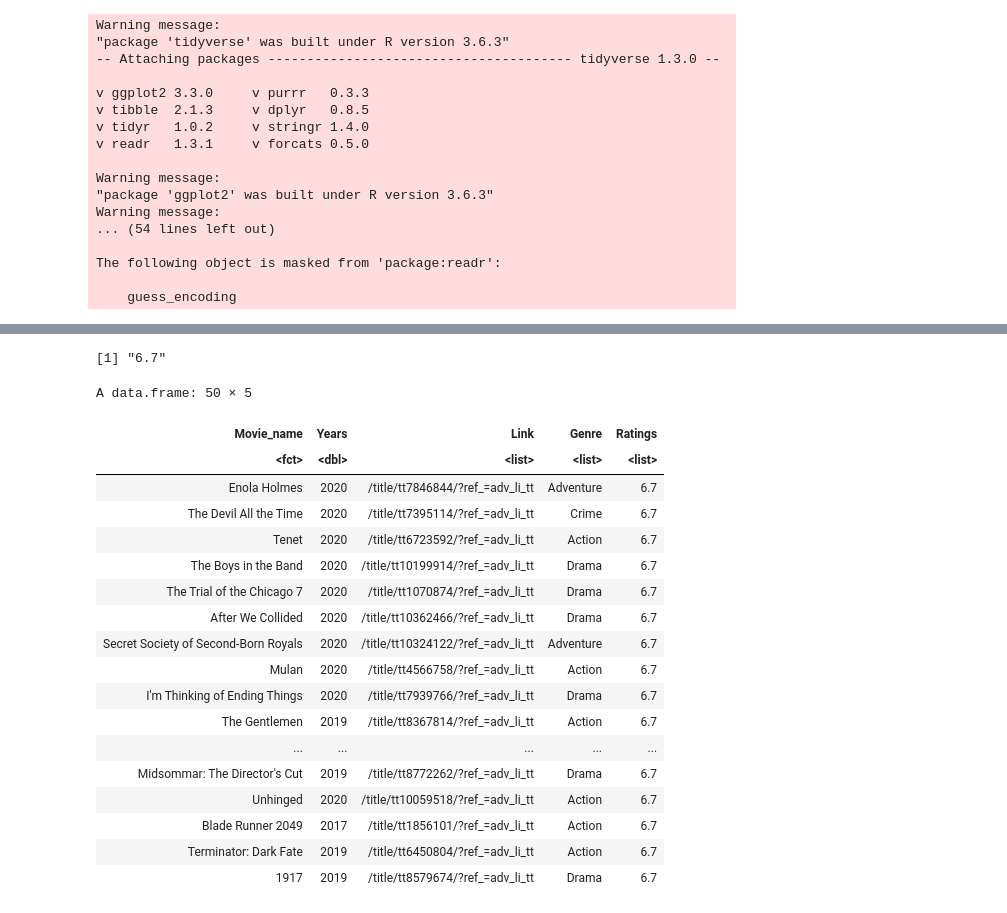
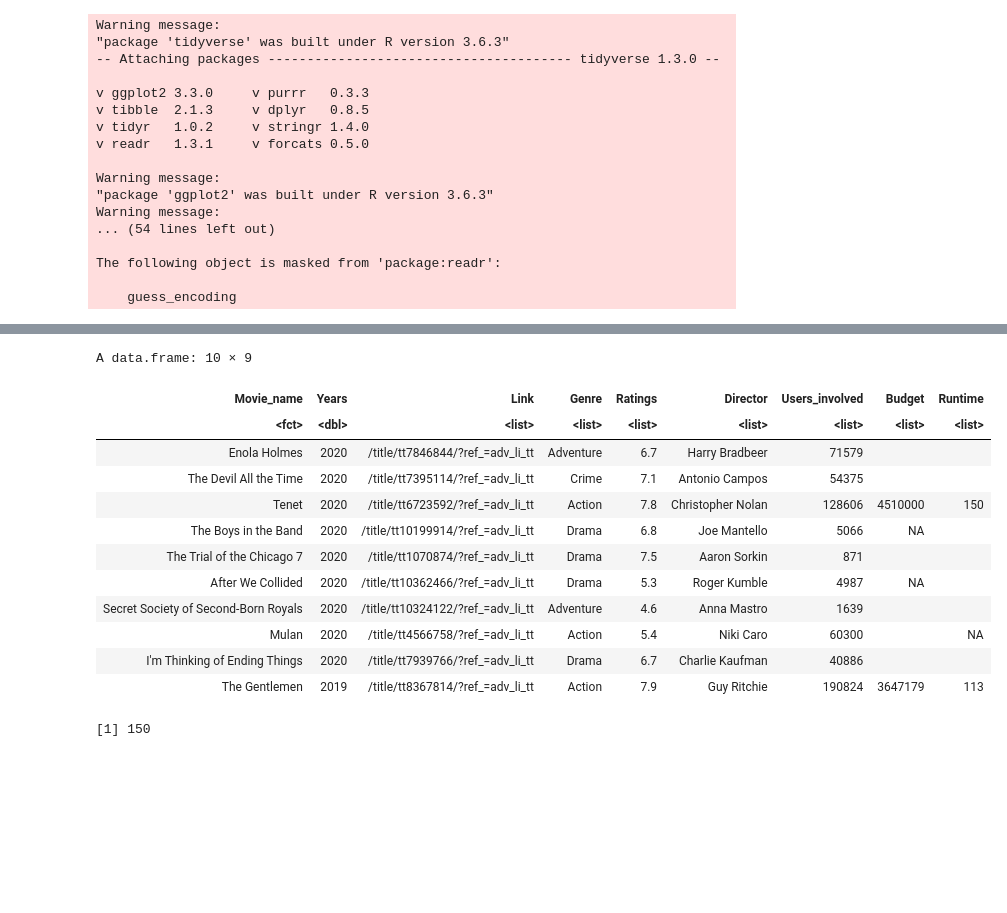
Before and after one commit to prasoons/ProjectDW, a Jupyter notebook: Getting_all_IMDB_data.ipynb, the cells around one changed output, grey strips where cells are left out. Saved outputs shown, nothing was run; the diff lists cells and outputs as text; code cells hidden in the pictures; blank space fills up the shorter version.

Commit message:
IMDB all data
Cleaned the code file, added more precise comments and more functions to get the data

```diff
--- a/Getting_all_IMDB_data.ipynb
+++ b/Getting_all_IMDB_data.ipynb
@@ -267,0 +193,12 @@ A tibble: 1 × 1
+# %%
+imdb_new_all <- imdb_feature_films %>%
+     slice(1:10)  %>%
+      mutate(Genre = map(Link, get_genre),
+             Ratings = map(Link,get_rating),
+             Director = map(Link, get_director),
+             Users_involved = map(Link, get_number_of_users_rated),
+             Budget = map(Link, get_budget),
+             Runtime = map(Link, get_runtime)
+             )
+imdb_new_all
+# %% [output]
@@ -268,9 +211,23 @@ A tibble: 1 × 1
+A data.frame: 10 × 9
+| Movie_name | Years | Link | Genre | Ratings | Director | Users_involved | Budget | Runtime |
+| <fct> | <dbl> | <list> | <list> | <list> | <list> | <list> | <list> | <list> |
+| Enola Holmes | 2020 | /title/tt7846844/?ref_=adv_li_tt | Adventure | 6.7 | Harry Bradbeer | 71579 |  |  |
+| The Devil All the Time | 2020 | /title/tt7395114/?ref_=adv_li_tt | Crime | 7.1 | Antonio Campos | 54375 |  |  |
+| Tenet | 2020 | /title/tt6723592/?ref_=adv_li_tt | Action | 7.8 | Christopher Nolan | 128606 | 4510000 | 150 |
+| The Boys in the Band | 2020 | /title/tt10199914/?ref_=adv_li_tt | Drama | 6.8 | Joe Mantello | 5066 | NA |  |
+| The Trial of the Chicago 7 | 2020 | /title/tt1070874/?ref_=adv_li_tt | Drama | 7.5 | Aaron Sorkin | 871 |  |  |
+| After We Collided | 2020 | /title/tt10362466/?ref_=adv_li_tt | Drama | 5.3 | Roger Kumble | 4987 | NA |  |
+| Secret Society of Second-Born Royals | 2020 | /title/tt10324122/?ref_=adv_li_tt | Adventure | 4.6 | Anna Mastro | 1639 |  |  |
+| Mulan | 2020 | /title/tt4566758/?ref_=adv_li_tt | Action | 5.4 | Niki Caro | 60300 |  | NA |
+| I'm Thinking of Ending Things | 2020 | /title/tt7939766/?ref_=adv_li_tt | Drama | 6.7 | Charlie Kaufman | 40886 |  |  |
+| The Gentlemen | 2019 | /title/tt8367814/?ref_=adv_li_tt | Action | 7.9 | Guy Ritchie | 190824 | 3647179 | 113 |
 # %%
-movie_ratings <- glue("https://www.imdb.com{imdb_feature_films$Link[1]}") %>%
-                 read_html() %>%
-                 html_nodes("div.ratingValue strong") %>%
-                 html_text()
+movie_runtime <- glue("https://www.imdb.com{imdb_feature_films$Link[3]}") %>%
+                      read_html() %>%
+                      html_nodes("div.article .txt-block:nth-child(23)") %>%
+                      html_text()
 
-movie_ratings
+movie_runtime <- as.numeric(substr(movie_runtime,25,27))
+movie_runtime
 # %% [output]
-[1] "6.7"
+[1] 150
@@ -299,27 +233,0 @@ get_rating  <- function(link){
-# %%
-imdb_new_all <- imdb_feature_films %>%
-  slice(1:200)  %>%
-  mutate(Genre = map(Link, get_genre),
-         Ratings = map(Link,get_rating)
-         )
-imdb_new_all
-# %% [output]
-A data.frame: 50 × 5
-| Movie_name | Years | Link | Genre | Ratings |
-| <fct> | <dbl> | <list> | <list> | <list> |
-| Enola Holmes | 2020 | /title/tt7846844/?ref_=adv_li_tt | Adventure | 6.7 |
-| The Devil All the Time | 2020 | /title/tt7395114/?ref_=adv_li_tt | Crime | 6.7 |
-| Tenet | 2020 | /title/tt6723592/?ref_=adv_li_tt | Action | 6.7 |
-| The Boys in the Band | 2020 | /title/tt10199914/?ref_=adv_li_tt | Drama | 6.7 |
-| The Trial of the Chicago 7 | 2020 | /title/tt1070874/?ref_=adv_li_tt | Drama | 6.7 |
-| After We Collided | 2020 | /title/tt10362466/?ref_=adv_li_tt | Drama | 6.7 |
-| Secret Society of Second-Born Royals | 2020 | /title/tt10324122/?ref_=adv_li_tt | Adventure | 6.7 |
-| Mulan | 2020 | /title/tt4566758/?ref_=adv_li_tt | Action | 6.7 |
-| I'm Thinking of Ending Things | 2020 | /title/tt7939766/?ref_=adv_li_tt | Drama | 6.7 |
-| The Gentlemen | 2019 | /title/tt8367814/?ref_=adv_li_tt | Action | 6.7 |
-| ... | ... | ... | ... | ... |
-| Midsommar: The Director's Cut | 2019 | /title/tt8772262/?ref_=adv_li_tt | Drama | 6.7 |
-| Unhinged | 2020 | /title/tt10059518/?ref_=adv_li_tt | Action | 6.7 |
-| Blade Runner 2049 | 2017 | /title/tt1856101/?ref_=adv_li_tt | Action | 6.7 |
-| Terminator: Dark Fate | 2019 | /title/tt6450804/?ref_=adv_li_tt | Action | 6.7 |
-| 1917 | 2019 | /title/tt8579674/?ref_=adv_li_tt | Drama | 6.7 |
```
Also changed, not shown: parts of 15 cells of this notebook.
